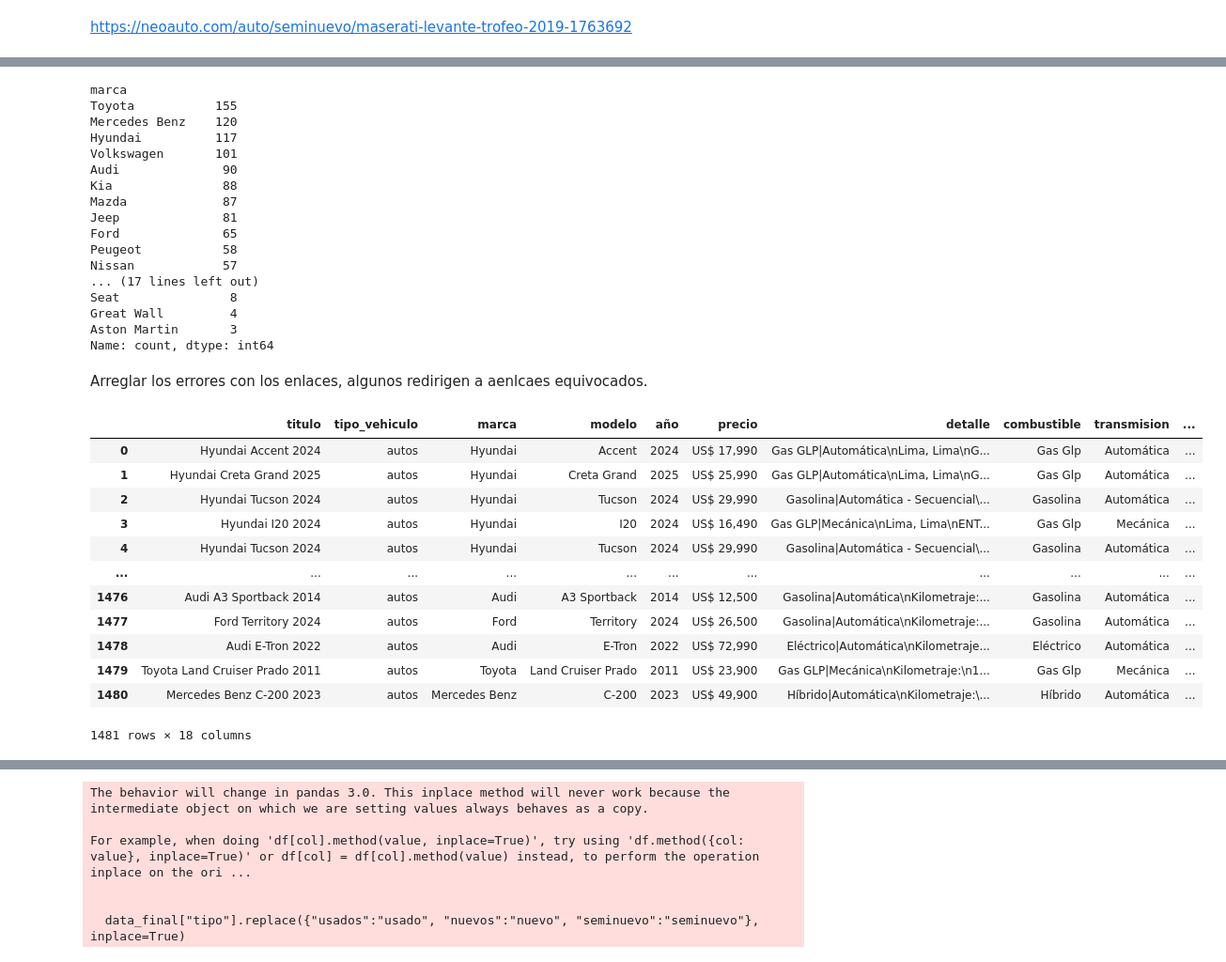
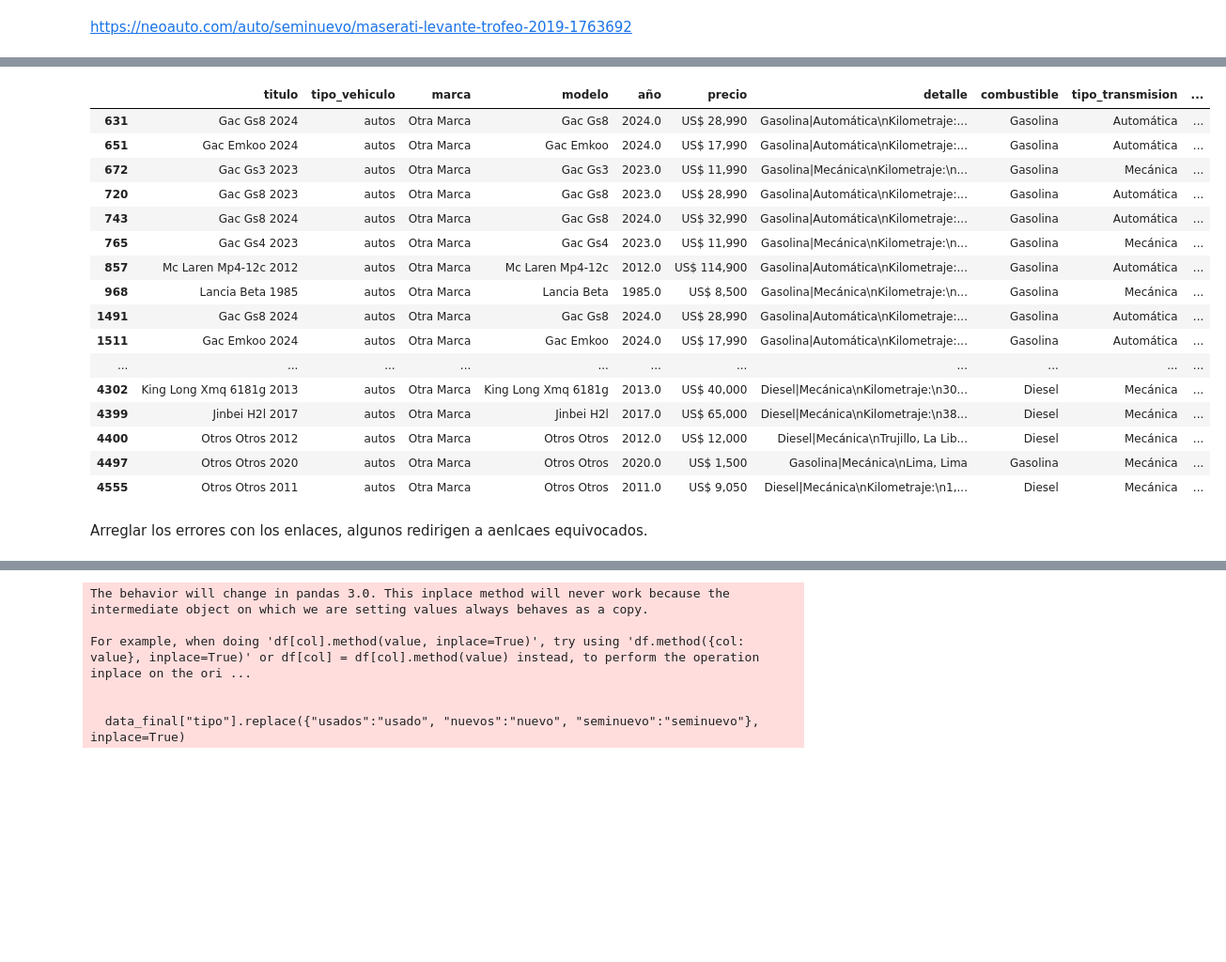
Before and after one commit to RH-007/vehiculos, a Jupyter notebook: process.ipynb, the cells around one changed output, grey strips where cells are left out. Shown at 94% size. Drawn from its saved outputs; the diff is of its cells as text; code cells hidden in the pictures; blank space fills up the shorter version.

```diff
--- a/process.ipynb
+++ b/process.ipynb
@@ -112,42 +115,26 @@ Talara, Piura               1
 Name: count, dtype: int64
-# %%
-df_combinado["marca"].value_counts()
-# %% [output]
-marca
-Toyota           155
-Mercedes Benz    120
-Hyundai          117
-Volkswagen       101
-Audi              90
-Kia               88
-Mazda             87
-Jeep              81
-Ford              65
-Peugeot           58
-Nissan            57
-... (17 lines left out)
-Seat               8
-Great Wall         4
-Aston Martin       3
-Name: count, dtype: int64
+# %%
+df_combinado[df_combinado["marca"]=="Otra Marca"].head(100)
+# %% [output]
+|  | titulo | tipo_vehiculo | marca | modelo | año | precio | detalle | combustible | tipo_transmision | ... |
+| 631 | Gac Gs8 2024 | autos | Otra Marca | Gac Gs8 | 2024.0 | US$ 28,990 | Gasolina|Automática\nKilometraje:... | Gasolina | Automática | ... |
+| 651 | Gac Emkoo 2024 | autos | Otra Marca | Gac Emkoo | 2024.0 | US$ 17,990 | Gasolina|Automática\nKilometraje:... | Gasolina | Automática | ... |
+| 672 | Gac Gs3 2023 | autos | Otra Marca | Gac Gs3 | 2023.0 | US$ 11,990 | Gasolina|Mecánica\nKilometraje:\n... | Gasolina | Mecánica | ... |
+| 720 | Gac Gs8 2023 | autos | Otra Marca | Gac Gs8 | 2023.0 | US$ 28,990 | Gasolina|Automática\nKilometraje:... | Gasolina | Automática | ... |
+| 743 | Gac Gs8 2024 | autos | Otra Marca | Gac Gs8 | 2024.0 | US$ 32,990 | Gasolina|Automática\nKilometraje:... | Gasolina | Automática | ... |
+| 765 | Gac Gs4 2023 | autos | Otra Marca | Gac Gs4 | 2023.0 | US$ 11,990 | Gasolina|Mecánica\nKilometraje:\n... | Gasolina | Mecánica | ... |
+| 857 | Mc Laren Mp4-12c 2012 | autos | Otra Marca | Mc Laren Mp4-12c | 2012.0 | US$ 114,900 | Gasolina|Automática\nKilometraje:... | Gasolina | Automática | ... |
+| 968 | Lancia Beta 1985 | autos | Otra Marca | Lancia Beta | 1985.0 | US$ 8,500 | Gasolina|Mecánica\nKilometraje:\n... | Gasolina | Mecánica | ... |
+| 1491 | Gac Gs8 2024 | autos | Otra Marca | Gac Gs8 | 2024.0 | US$ 28,990 | Gasolina|Automática\nKilometraje:... | Gasolina | Automática | ... |
+| 1511 | Gac Emkoo 2024 | autos | Otra Marca | Gac Emkoo | 2024.0 | US$ 17,990 | Gasolina|Automática\nKilometraje:... | Gasolina | Automática | ... |
+| ... | ... | ... | ... | ... | ... | ... | ... | ... | ... | ... |
+| 4302 | King Long Xmq 6181g 2013 | autos | Otra Marca | King Long Xmq 6181g | 2013.0 | US$ 40,000 | Diesel|Mecánica\nKilometraje:\n30... | Diesel | Mecánica | ... |
+| 4399 | Jinbei H2l 2017 | autos | Otra Marca | Jinbei H2l | 2017.0 | US$ 65,000 | Diesel|Mecánica\nKilometraje:\n38... | Diesel | Mecánica | ... |
+| 4400 | Otros Otros 2012 | autos | Otra Marca | Otros Otros | 2012.0 | US$ 12,000 | Diesel|Mecánica\nTrujillo, La Lib... | Diesel | Mecánica | ... |
+| 4497 | Otros Otros 2020 | autos | Otra Marca | Otros Otros | 2020.0 | US$ 1,500 | Gasolina|Mecánica\nLima, Lima | Gasolina | Mecánica | ... |
+| 4555 | Otros Otros 2011 | autos | Otra Marca | Otros Otros | 2011.0 | US$ 9,050 | Diesel|Mecánica\nKilometraje:\n1,... | Diesel | Mecánica | ... |
 # %% [markdown]
 Arreglar los errores con los enlaces, algunos redirigen a aenlcaes equivocados.
-# %%
-df_combinado
-# %% [output]
-|  | titulo | tipo_vehiculo | marca | modelo | año | precio | detalle | combustible | transmision | ... |
-| 0 | Hyundai Accent 2024 | autos | Hyundai | Accent | 2024 | US$ 17,990 | Gas GLP|Automática\nLima, Lima\nG... | Gas Glp | Automática | ... |
-| 1 | Hyundai Creta Grand 2025 | autos | Hyundai | Creta Grand | 2025 | US$ 25,990 | Gas GLP|Automática\nLima, Lima\nG... | Gas Glp | Automática | ... |
-| 2 | Hyundai Tucson 2024 | autos | Hyundai | Tucson | 2024 | US$ 29,990 | Gasolina|Automática - Secuencial\... | Gasolina | Automática | ... |
-| 3 | Hyundai I20 2024 | autos | Hyundai | I20 | 2024 | US$ 16,490 | Gas GLP|Mecánica\nLima, Lima\nENT... | Gas Glp | Mecánica | ... |
-| 4 | Hyundai Tucson 2024 | autos | Hyundai | Tucson | 2024 | US$ 29,990 | Gasolina|Automática - Secuencial\... | Gasolina | Automática | ... |
-| ... | ... | ... | ... | ... | ... | ... | ... | ... | ... | ... |
-| 1476 | Audi A3 Sportback 2014 | autos | Audi | A3 Sportback | 2014 | US$ 12,500 | Gasolina|Automática\nKilometraje:... | Gasolina | Automática | ... |
-| 1477 | Ford Territory 2024 | autos | Ford | Territory | 2024 | US$ 26,500 | Gasolina|Automática\nKilometraje:... | Gasolina | Automática | ... |
-| 1478 | Audi E-Tron 2022 | autos | Audi | E-Tron | 2022 | US$ 72,990 | Eléctrico|Automática\nKilometraje... | Eléctrico | Automática | ... |
-| 1479 | Toyota Land Cruiser Prado 2011 | autos | Toyota | Land Cruiser Prado | 2011 | US$ 23,900 | Gas GLP|Mecánica\nKilometraje:\n1... | Gas Glp | Mecánica | ... |
-| 1480 | Mercedes Benz C-200 2023 | autos | Mercedes Benz | C-200 | 2023 | US$ 49,900 | Híbrido|Automática\nKilometraje:\... | Híbrido | Automática | ... |
-1481 rows × 18 columns
 # %%
 df = df_combinado.copy()
 
```
Also changed, not shown: parts of 16 cells of this notebook, 7 other files.
